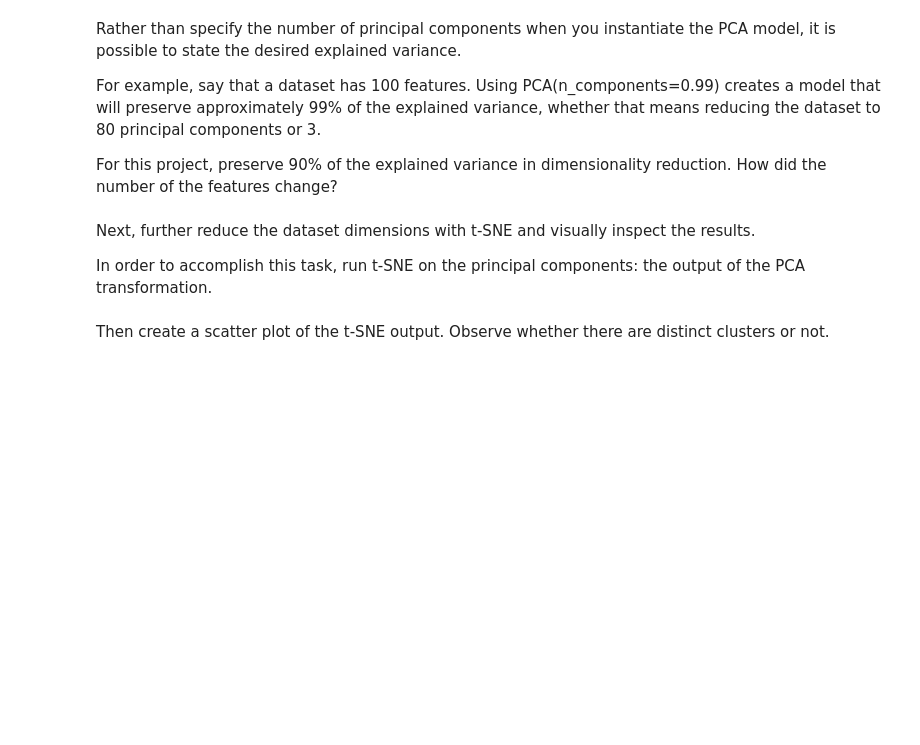
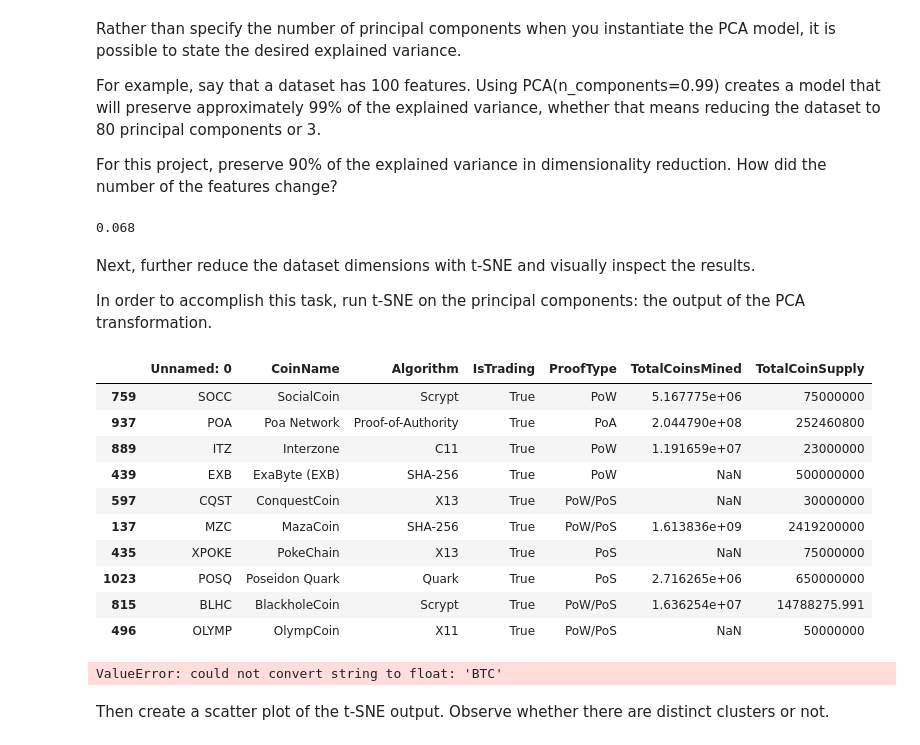
Before and after one commit to mdebone/cryptocurrency_clusters_challenge, a Jupyter notebook: cryptocurrency_clusters.wip.ipynb, the cells around one changed output. Saved outputs shown, nothing was run; the diff lists cells and outputs as text; code cells hidden in the pictures; blank space fills up the shorter version.

```diff
--- a/cryptocurrency_clusters.wip.ipynb
+++ b/cryptocurrency_clusters.wip.ipynb
@@ -172,7 +203,29 @@ Rather than specify the number of principal components when you instantiate the
 For example, say that a dataset has 100 features. Using PCA(n_components=0.99) creates a model that will preserve approximately 99% of the explained variance, whether that means reducing the dataset to 80 principal components or 3.
 
 For this project, preserve 90% of the explained variance in dimensionality reduction. How did the number of the features change?
+# %%
+# Fetch the explained variance
+a = pca.explained_variance_ratio_
+round(sum(a), 3)
+# %% [output]
+0.068
 # %% [markdown]
 Next, further reduce the dataset dimensions with t-SNE and visually inspect the results.
 
 In order to accomplish this task, run t-SNE on the principal components: the output of the PCA transformation.
+# %%
+df_t_SNE = pd.read_csv(file_path)
+# %%
+df_t_SNE.sample(10)
+# %% [output]
+|  | Unnamed: 0 | CoinName | Algorithm | IsTrading | ProofType | TotalCoinsMined | TotalCoinSupply |
+| 759 | SOCC | SocialCoin | Scrypt | True | PoW | 5.167775e+06 | 75000000 |
+| 937 | POA | Poa Network | Proof-of-Authority | True | PoA | 2.044790e+08 | 252460800 |
+| 889 | ITZ | Interzone | C11 | True | PoW | 1.191659e+07 | 23000000 |
+| 439 | EXB | ExaByte (EXB) | SHA-256 | True | PoW | NaN | 500000000 |
+| 597 | CQST | ConquestCoin | X13 | True | PoW/PoS | NaN | 30000000 |
+| 137 | MZC | MazaCoin | SHA-256 | True | PoW/PoS | 1.613836e+09 | 2419200000 |
+| 435 | XPOKE | PokeChain | X13 | True | PoS | NaN | 75000000 |
+| 1023 | POSQ | Poseidon Quark | Quark | True | PoS | 2.716265e+06 | 650000000 |
+| 815 | BLHC | BlackholeCoin | Scrypt | True | PoW/PoS | 1.636254e+07 | 14788275.991 |
+| 496 | OLYMP | OlympCoin | X11 | True | PoW/PoS | NaN | 50000000 |
@@ -179,3 +235,8 @@ In order to accomplish this task, run t-SNE on the principal components: the out
+# %%
+# Reduce dimensions
+tsne_features = tsne.fit_transform(df_t_SNE)
+# %% [output]
+ValueError: could not convert string to float: 'BTC'
 # %% [markdown]
 Then create a scatter plot of the t-SNE output. Observe whether there are distinct clusters or not.
 # %% [markdown]
```
Also changed, not shown: parts of 13 cells of this notebook.
